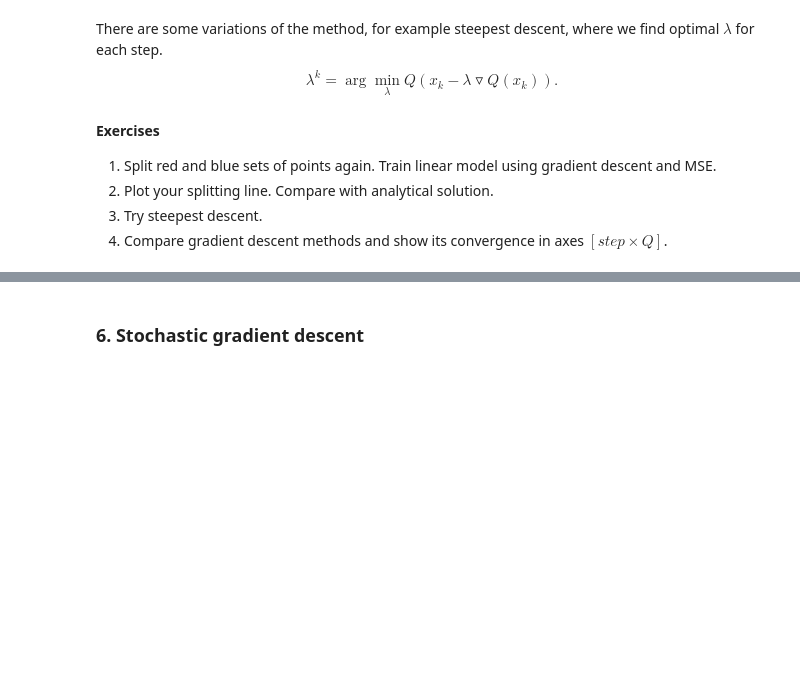
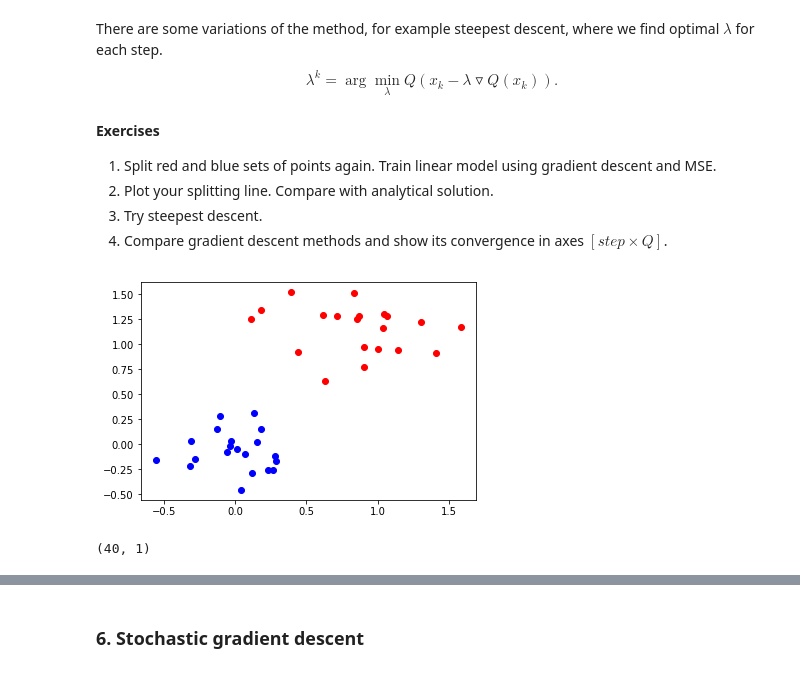
Before and after one commit to ahmados/renju, a Jupyter notebook: lab-1.ipynb, the cells around one changed output, grey strips where cells are left out. Drawn from its saved outputs; the diff is of its cells as text; code cells hidden in the pictures; blank space fills up the shorter version.

```diff
--- a/lab-1.ipynb
+++ b/lab-1.ipynb
@@ -436,3 +436,14 @@ $$\lambda^{k} = \arg\min_{\lambda}Q(x_k - \lambda\triangledown Q(x_k)).$$
 2. Plot your splitting line. Compare with analytical solution.
 3. Try steepest descent.
 4. Compare gradient descent methods and show its convergence in axes $[step \times Q]$.
+# %%
+normalred = 0.4 * np.random.randn(20, 2) + 1
+normalblue = 0.2 * np.random.randn(20, 2)
+xred = normalred[:, 0]
+yred = normalred[:, 1]
+xblue = normalblue[:, 0]
+yblue = normalblue[:, 1]
+plt.plot(xred, yred, 'ro', xblue, yblue, 'bo')
+plt.show()
+# %% [output]
+[figure, added]
@@ -438,0 +455,4 @@ $$\lambda^{k} = \arg\min_{\lambda}Q(x_k - \lambda\triangledown Q(x_k)).$$
+# %%
+labels.shape
+# %% [output]
+(40, 1)
```
Also changed, not shown: parts of 4 cells of this notebook.
